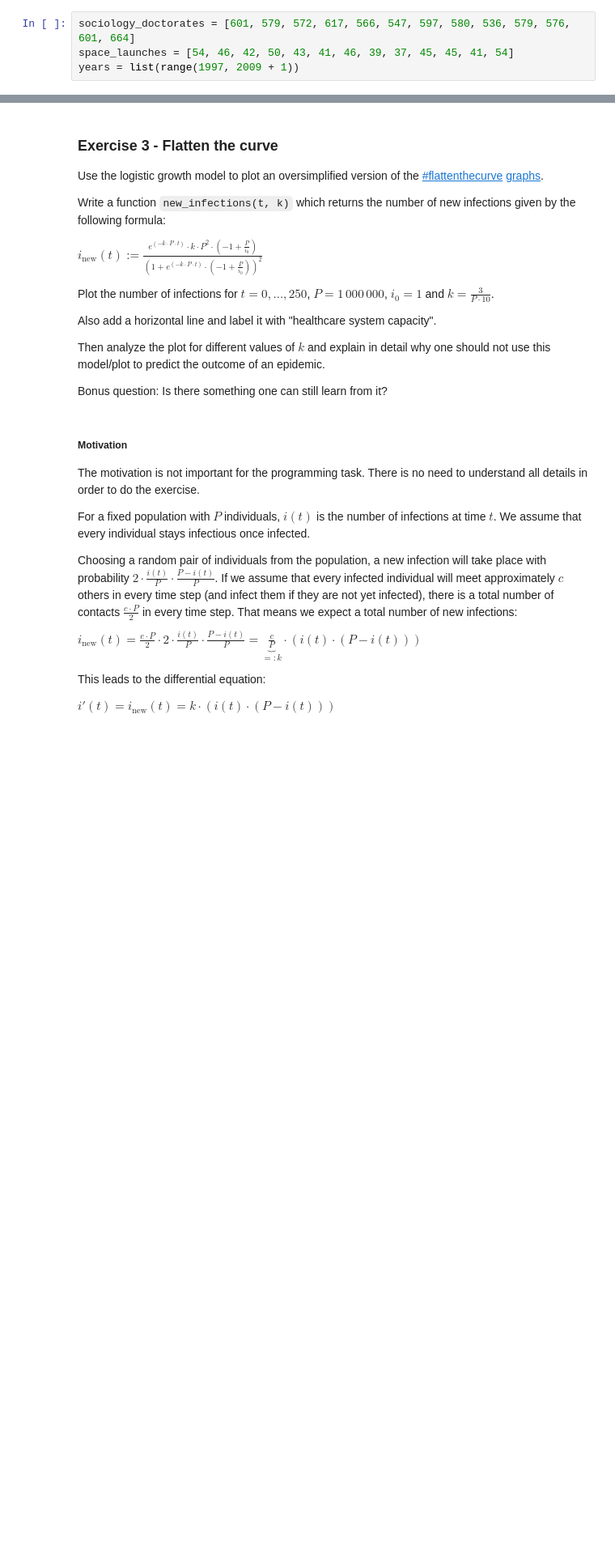
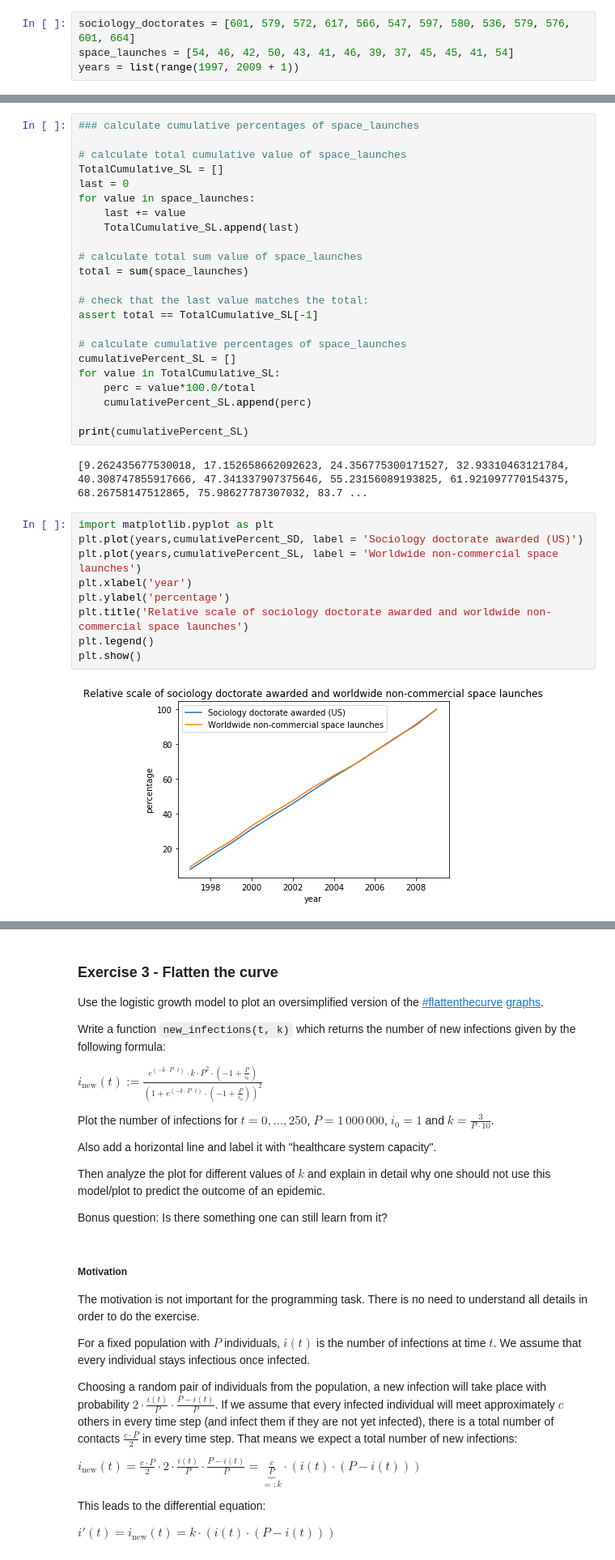
Before and after one commit to Bokubst/homework-scientific-computing, a Jupyter notebook: homework03-python-introduction/hw03beforeconflict.ipynb, the cells around one changed output, grey strips where cells are left out. Shown: that part at 81% size. Cells and saved outputs as stored; diff of their text form; blank space fills up the shorter version.

```diff
--- a/homework03-python-introduction/hw03beforeconflict.ipynb
+++ b/homework03-python-introduction/hw03beforeconflict.ipynb
@@ -34,0 +60,36 @@ years = list(range(1997, 2009 + 1))
+# %%
+### calculate cumulative percentages of space_launches
+
+# calculate total cumulative value of space_launches
+TotalCumulative_SL = []
+last = 0
+for value in space_launches:
+    last += value
+    TotalCumulative_SL.append(last)
+
+# calculate total sum value of space_launches
+total = sum(space_launches)
+
+# check that the last value matches the total:
+assert total == TotalCumulative_SL[-1]
+
+# calculate cumulative percentages of space_launches
+cumulativePercent_SL = []
+for value in TotalCumulative_SL:
+    perc = value*100.0/total
+    cumulativePercent_SL.append(perc)
+
+print(cumulativePercent_SL)
+# %% [output]
+[9.262435677530018, 17.152658662092623, 24.356775300171527, 32.93310463121784, 40.308747855917666, 47.341337907375646, 55.23156089193825, 61.921097770154375, 68.26758147512865, 75.98627787307032, 83.7 ...
+# %%
+import matplotlib.pyplot as plt
+plt.plot(years,cumulativePercent_SD, label = 'Sociology doctorate awarded (US)')
+plt.plot(years,cumulativePercent_SL, label = 'Worldwide non-commercial space launches')
+plt.xlabel('year')
+plt.ylabel('percentage')
+plt.title('Relative scale of sociology doctorate awarded and worldwide non-commercial space launches')
+plt.legend()
+plt.show()
+# %% [output]
+[figure, added]
```
Also changed, not shown: parts of 2 cells of this notebook.
